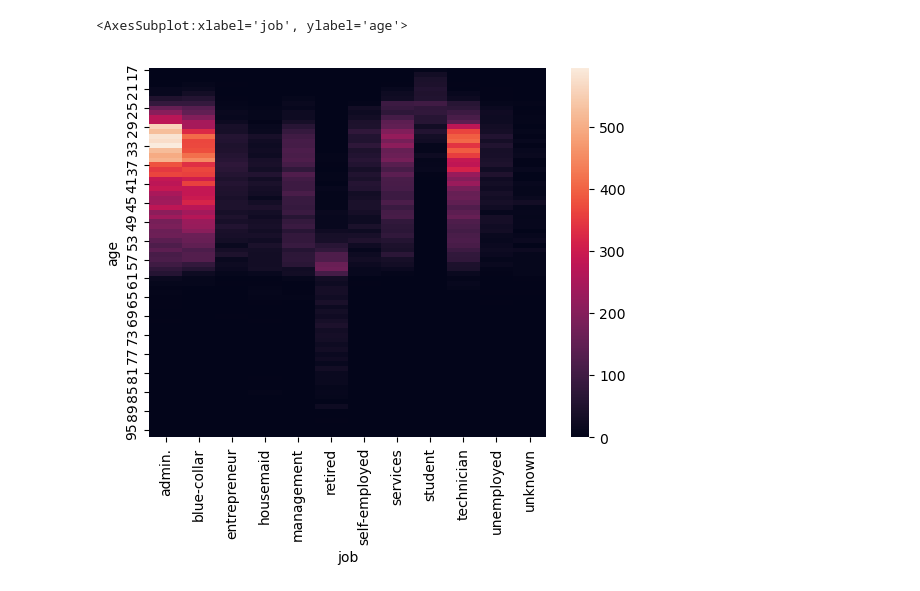
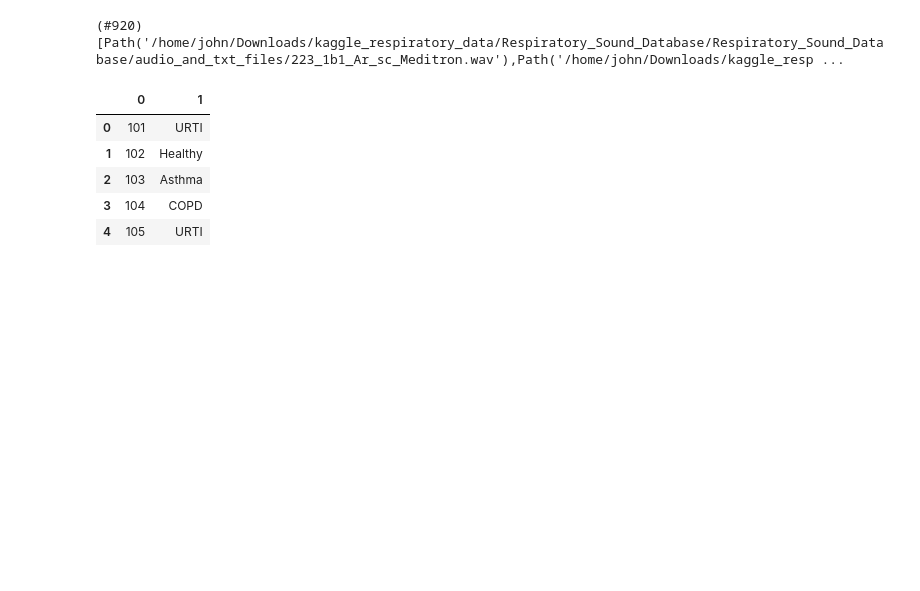
Before and after one commit to Eugene7997/data_science_testing, a Jupyter notebook: references.ipynb, the cells around one changed output. Drawn from its saved outputs; the diff is of its cells as text; code cells hidden in the pictures; blank space fills up the shorter version.

```diff
--- a/references.ipynb
+++ b/references.ipynb
@@ -56,5 +0,0 @@ df.corr()
-# %%
-sns.heatmap(pd.crosstab(df["age"], df["job"]))
-# %% [output]
-<AxesSubplot:xlabel='job', ylabel='age'>
-[figure, removed]
@@ -60,0 +26,16 @@ sns.heatmap(pd.crosstab(df["age"], df["job"]))
+# %%
+mypath = "/home/john/Downloads/kaggle_respiratory_data/Respiratory_Sound_Database/Respiratory_Sound_Database/audio_and_txt_files/"
+filenames = get_files(mypath, extensions='.wav')
+filenames
+# %% [output]
+(#920) [Path('/home/john/Downloads/kaggle_respiratory_data/Respiratory_Sound_Database/Respiratory_Sound_Database/audio_and_txt_files/223_1b1_Ar_sc_Meditron.wav'),Path('/home/john/Downloads/kaggle_resp ...
+# %%
+p_diag = pd.read_csv("/home/john/Downloads/kaggle_respiratory_data/respiratory_sound_database/Respiratory_Sound_Database/patient_diagnosis.csv",header=None) # patient diagnosis file
+p_diag.head()
+# %% [output]
+|  | 0 | 1 |
+| 0 | 101 | URTI |
+| 1 | 102 | Healthy |
+| 2 | 103 | Asthma |
+| 3 | 104 | COPD |
+| 4 | 105 | URTI |
```
Also changed, not shown: parts of 28 cells of this notebook, 2 other files.
